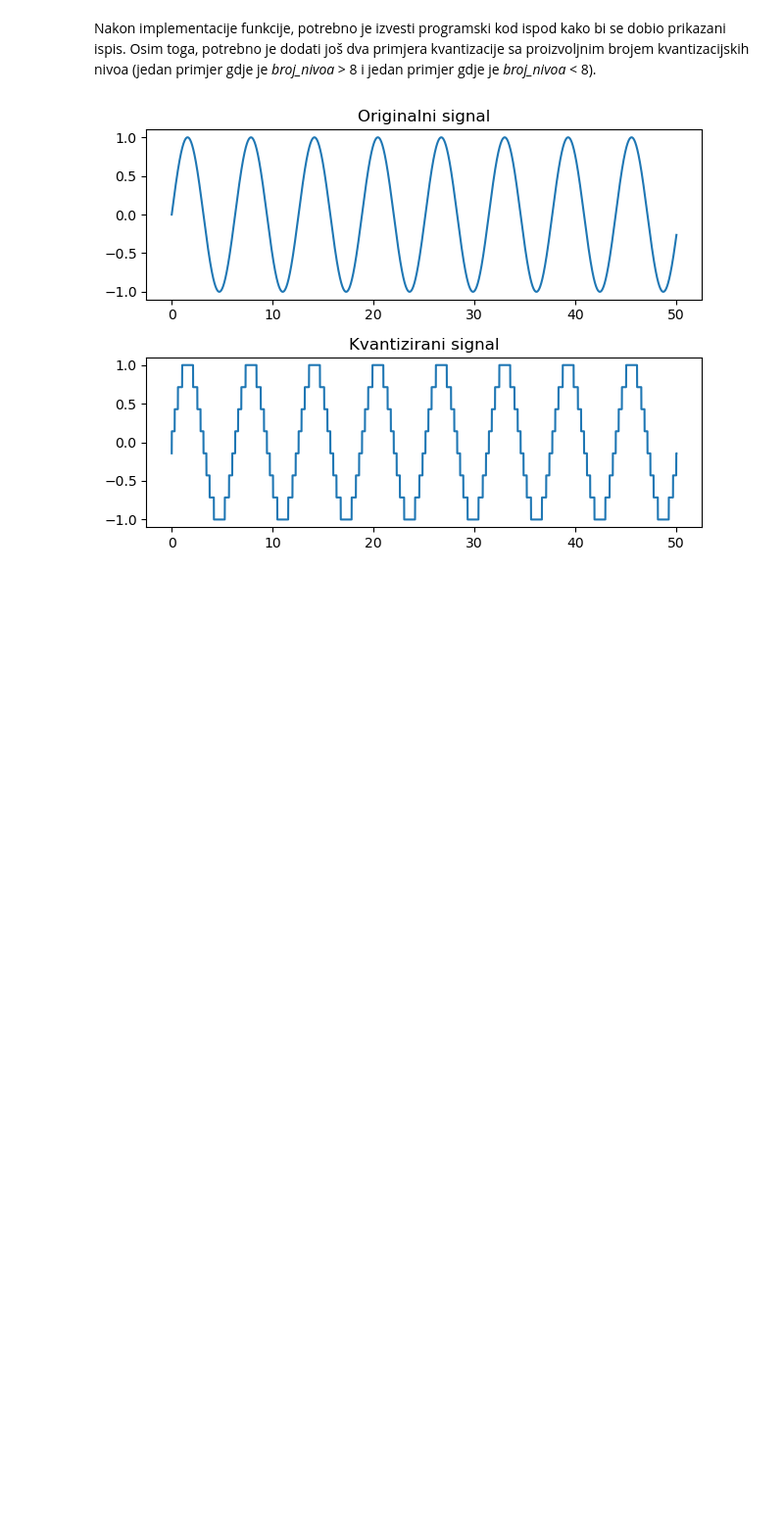
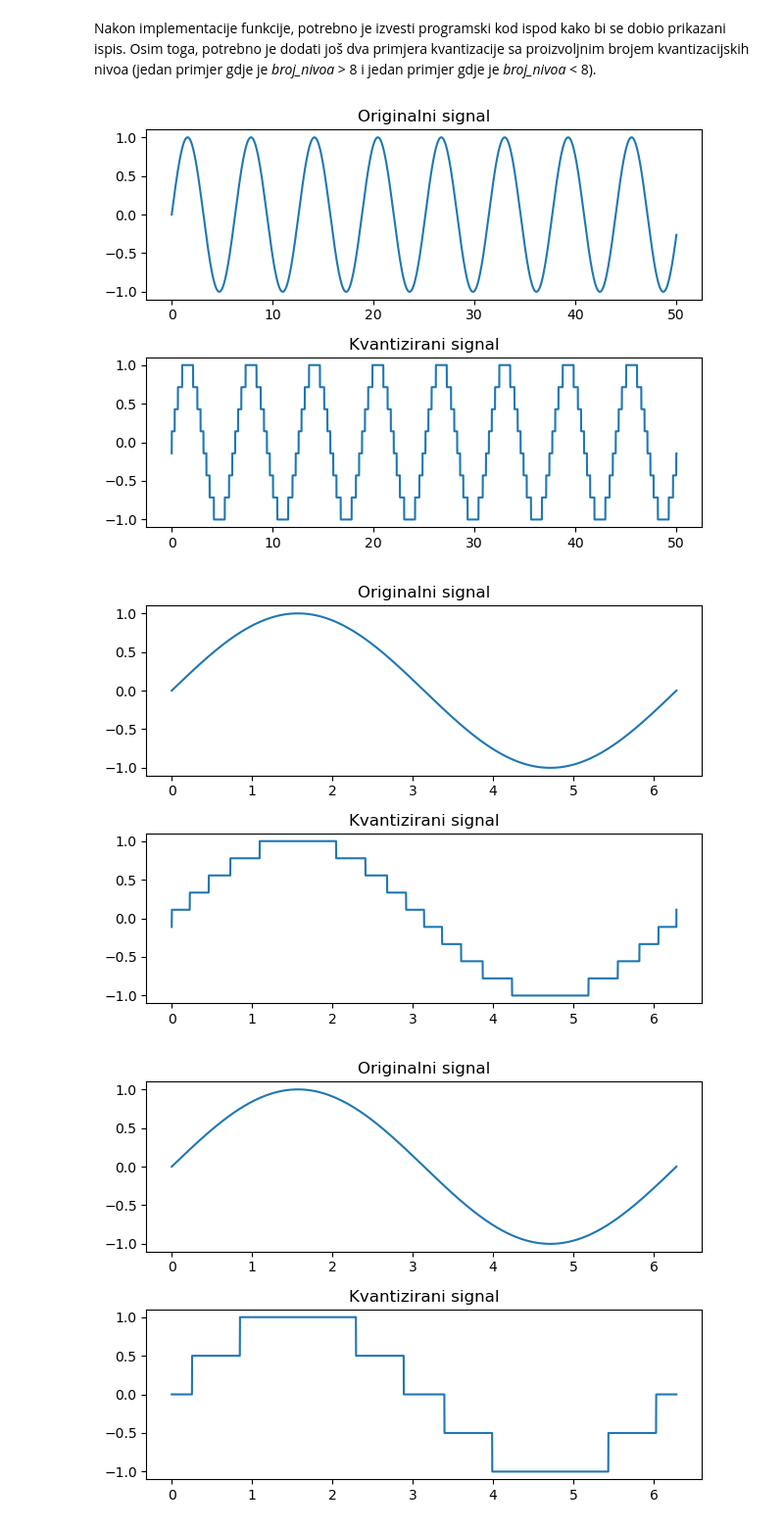
Before and after one commit to AmarHasecic/Multimedijalni-Sistemi-Labovi, a Jupyter notebook: MMS_LV07_Uzorkovanje_i_kvantizacija.ipynb, the cells around one changed output. Shown at 98% size. Saved outputs shown, nothing was run; the diff lists cells and outputs as text; code cells hidden in the pictures; blank space fills up the shorter version.

```diff
--- a/MMS_LV07_Uzorkovanje_i_kvantizacija.ipynb
+++ b/MMS_LV07_Uzorkovanje_i_kvantizacija.ipynb
@@ -193,3 +253,34 @@ plt.tight_layout()
 plt.show()
 # %% [output]
 [figure]
+# %%
+#Testovi
+
+[x, y] = sinusoida(0, 2*pi, 1000)
+ynew = kvantizacija(y, 10)
+
+plt.figure(1)
+plt.subplot(211)
+plt.title('Originalni signal')
+plt.plot(x, y)
+plt.subplot(212)
+plt.title('Kvantizirani signal')
+plt.plot(x, ynew)
+plt.tight_layout()
+plt.show()
+
+[x, y] = sinusoida(0, 2*pi, 1000)
+ynew = kvantizacija(y, 5)
+
+plt.figure(1)
+plt.subplot(211)
+plt.title('Originalni signal')
+plt.plot(x, y)
+plt.subplot(212)
+plt.title('Kvantizirani signal')
+plt.plot(x, ynew)
+plt.tight_layout()
+plt.show()
+# %% [output]
+[figure, added]
+[figure, added]
```
Also changed, not shown: parts of 3 cells of this notebook, 1 other file.
